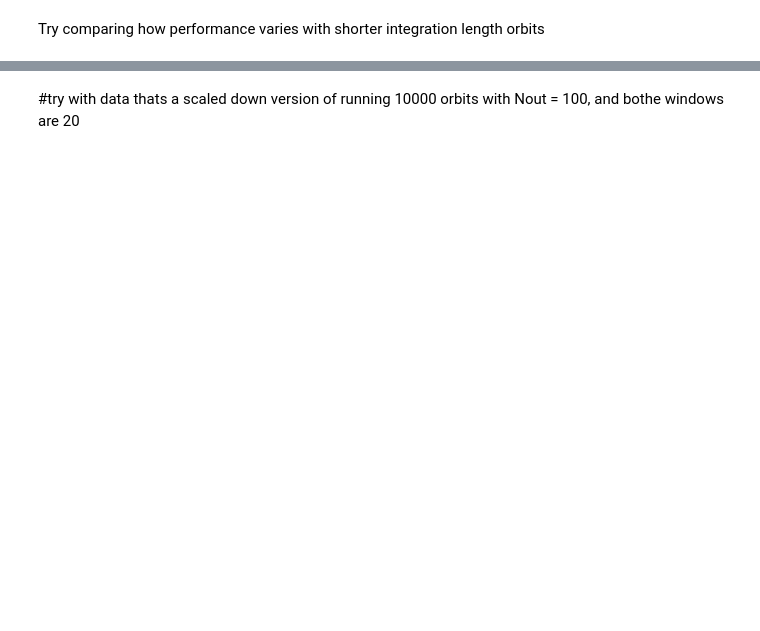
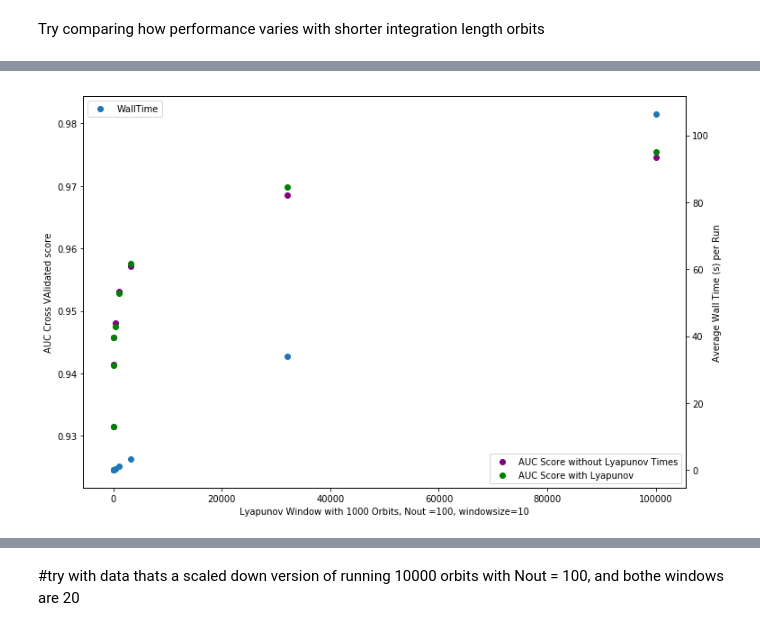
Before and after one commit to dtamayo/MLstability, a Jupyter notebook: Analysis/TestingHyperParams.ipynb, the cells around one changed output, grey strips where cells are left out. Drawn from its saved outputs; the diff is of its cells as text; code cells hidden in the pictures; blank space fills up the shorter version.

```diff
--- a/Analysis/TestingHyperParams.ipynb
+++ b/Analysis/TestingHyperParams.ipynb
@@ -136,20 +156,2 @@ ax2.legend(loc = 2)
 # %% [markdown]
 Try comparing how performance varies with shorter integration length orbits
-# %%
-#try loading the 1000 and see how does performance compare
-data_L_50 = pd.read_csv("../csvs/sifOrbs=10000.0Nout=100window=10lyapwindow=50.csv", index_col=0)
-data_L_20 = pd.read_csv("../csvs/sifOrbs=10000.0Nout=100window=10lyapwindow=20.csv", index_col=0)
-data_L_5 = pd.read_csv("../csvs/sifOrbs=10000.0Nout=100window=10lyapwindow=5.csv", index_col=0)
-data_L_10 = pd.read_csv("../csvs/short_integration_features.csv", index_col=0)
-
-features = []
-features += ['avg_iH1', 'avg_iH2']
-#features += ['mindaOverRH', 'maxdaOverRH']
-features += ['norm_std_a1', 'norm_max_a1']#, 'norm_std_window10_a1', 'norm_max_window10_a1']
-features += ['norm_std_a2', 'norm_max_a2']#, 'norm_std_window10_a2', 'norm_max_window10_a2']
-features += ['norm_std_a3', 'norm_max_a3']#, 'norm_std_window10_a3', 'norm_max_window10_a3']
-features += ['avg_ecross1', 'std_ecross1', 'max_ecross1', 'min_ecross1']
-features += ['avg_ecross2', 'std_ecross2', 'max_ecross2', 'min_ecross2']
-features += ['avg_ecross3', 'std_ecross3', 'max_ecross3', 'min_ecross3']
-features += ['norm_a1_slope', 'norm_a2_slope', 'norm_a3_slope']
-features += ['Lyapunov_time']
@@ -204,0 +210,22 @@ for i, data in enumerate(X_vals):
+# %%
+#graph it
+fig = plt.figure(figsize=(12, 8))
+ax = fig.add_subplot("111")
+#@ax.set_xscale("log")
+#ax.set_xscale("log")
+ax2 = ax.twinx()
+#ax2.set_xscale("log")
+
+
+ax.scatter(orbital_count, scores, label="AUC Score without Lyapunov Times", color = "purple",)
+ax.scatter(orbital_count, lyapunov_scores, label="AUC Score with Lyapunov", color = "green",)
+
+ax2.scatter(orbital_count, wall_time, label = "WallTime")
+ax.legend(loc = 4)
+ax.set_xlabel("Lyapunov Window with 1000 Orbits, Nout =100, windowsize=10")
+ax.set_ylabel("AUC Cross VAlidated score")
+ax2.set_ylabel("Average Wall Time (s) per Run")
+ax2.legend(loc = 2)
+plt.show()
+# %% [output]
+[figure, added]
```
Also changed, not shown: parts of 32 cells of this notebook.
